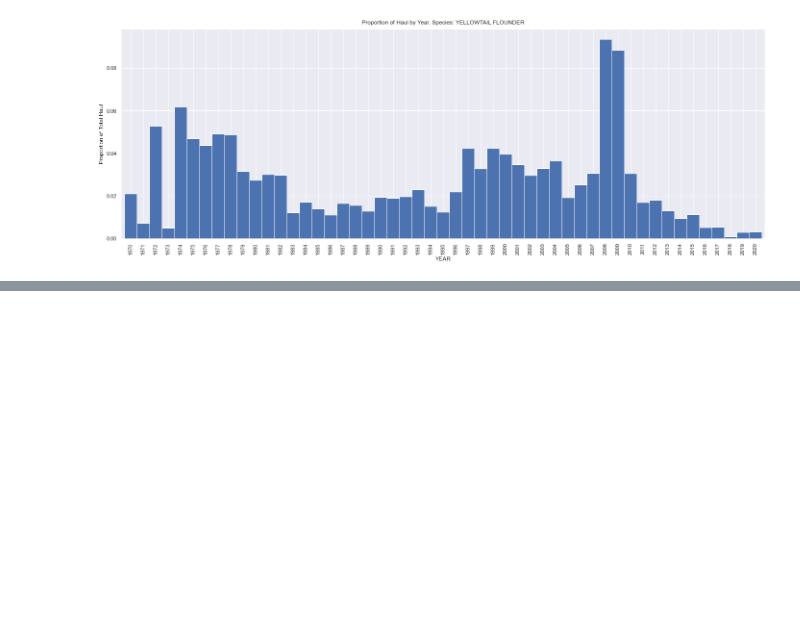
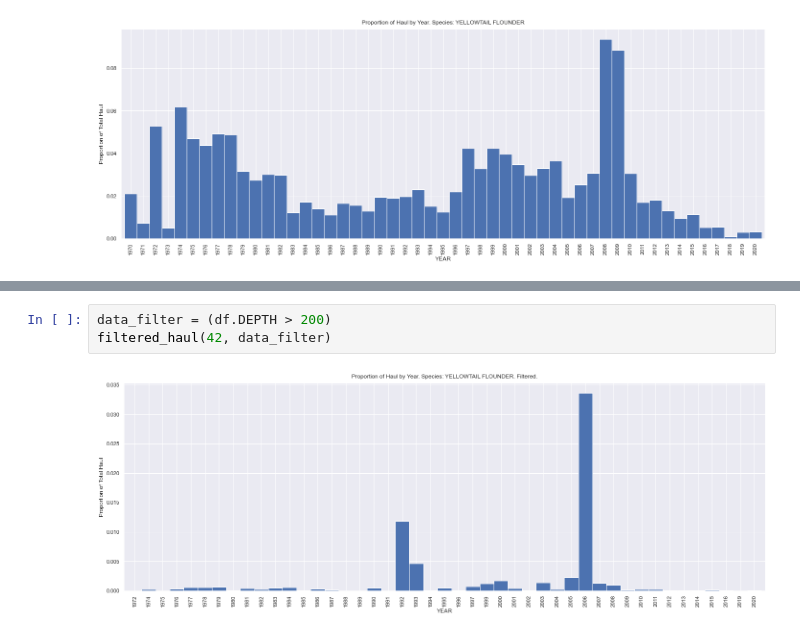
Before and after one commit to KevinCarr42/Maritimes-Research-Vessel-Surveys, a Jupyter notebook: Notebook 3. Exploratory Data Analysis.ipynb, the cells around one changed output, grey strips where cells are left out. Cells and saved outputs as stored; diff of their text form; blank space fills up the shorter version.

```diff
--- a/Notebook 3. Exploratory Data Analysis.ipynb
+++ b/Notebook 3. Exploratory Data Analysis.ipynb
@@ -187,0 +278,5 @@ yearly_haul_proportion(42)
+# %%
+data_filter = (df.DEPTH > 200)
+filtered_haul(42, data_filter)
+# %% [output]
+[figure, added]
```
Also changed, not shown: parts of 6 cells of this notebook.
